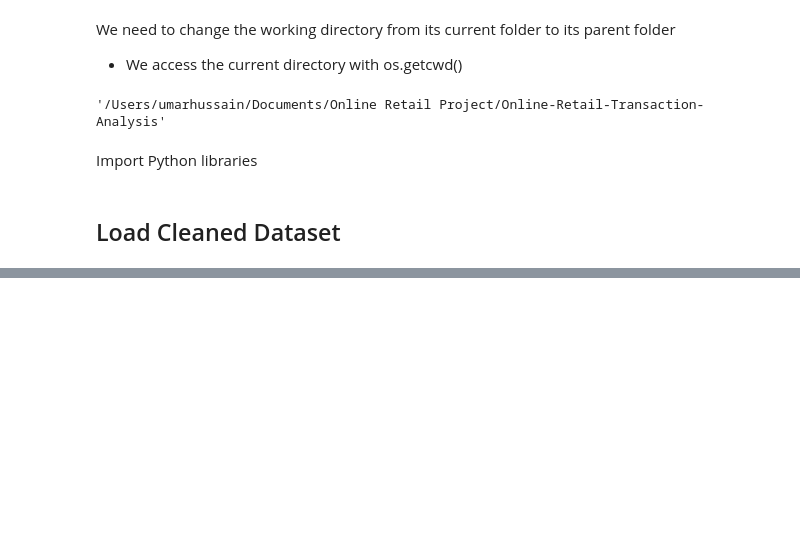
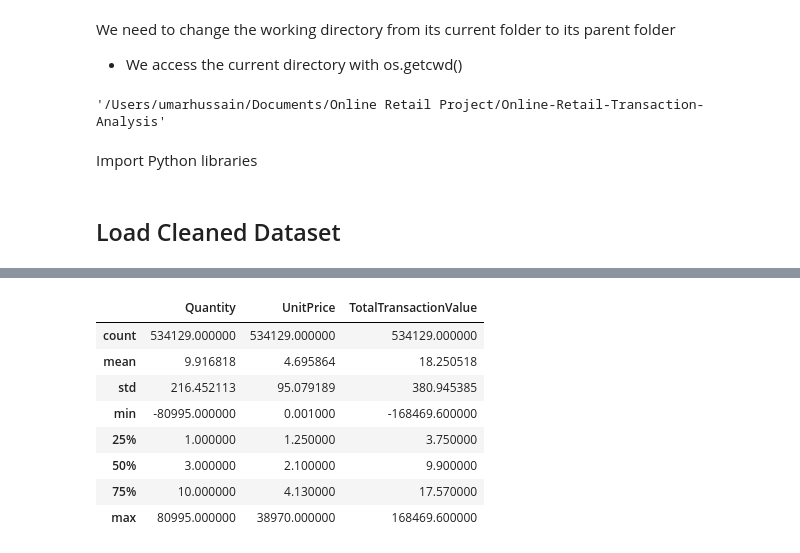
Before and after one commit to UmarHData/Online-Retail-Transaction-Analysis, a Jupyter notebook: jupyter_notebooks/EDA.ipynb, the cells around one changed output, grey strips where cells are left out. Drawn from its saved outputs; the diff is of its cells as text; code cells hidden in the pictures; blank space fills up the shorter version.

```diff
--- a/jupyter_notebooks/EDA.ipynb
+++ b/jupyter_notebooks/EDA.ipynb
@@ -82,0 +87,13 @@ df.head()
+# %%
+# Calculate descriptive statistics for key numerical variables
+df[['Quantity', 'UnitPrice', 'TotalTransactionValue']].describe()
+# %% [output]
+|  | Quantity | UnitPrice | TotalTransactionValue |
+| count | 534129.000000 | 534129.000000 | 534129.000000 |
+| mean | 9.916818 | 4.695864 | 18.250518 |
+| std | 216.452113 | 95.079189 | 380.945385 |
+| min | -80995.000000 | 0.001000 | -168469.600000 |
+| 25% | 1.000000 | 1.250000 | 3.750000 |
+| 50% | 3.000000 | 2.100000 | 9.900000 |
+| 75% | 10.000000 | 4.130000 | 17.570000 |
+| max | 80995.000000 | 38970.000000 | 168469.600000 |
```
Also changed, not shown: parts of 6 cells of this notebook.
